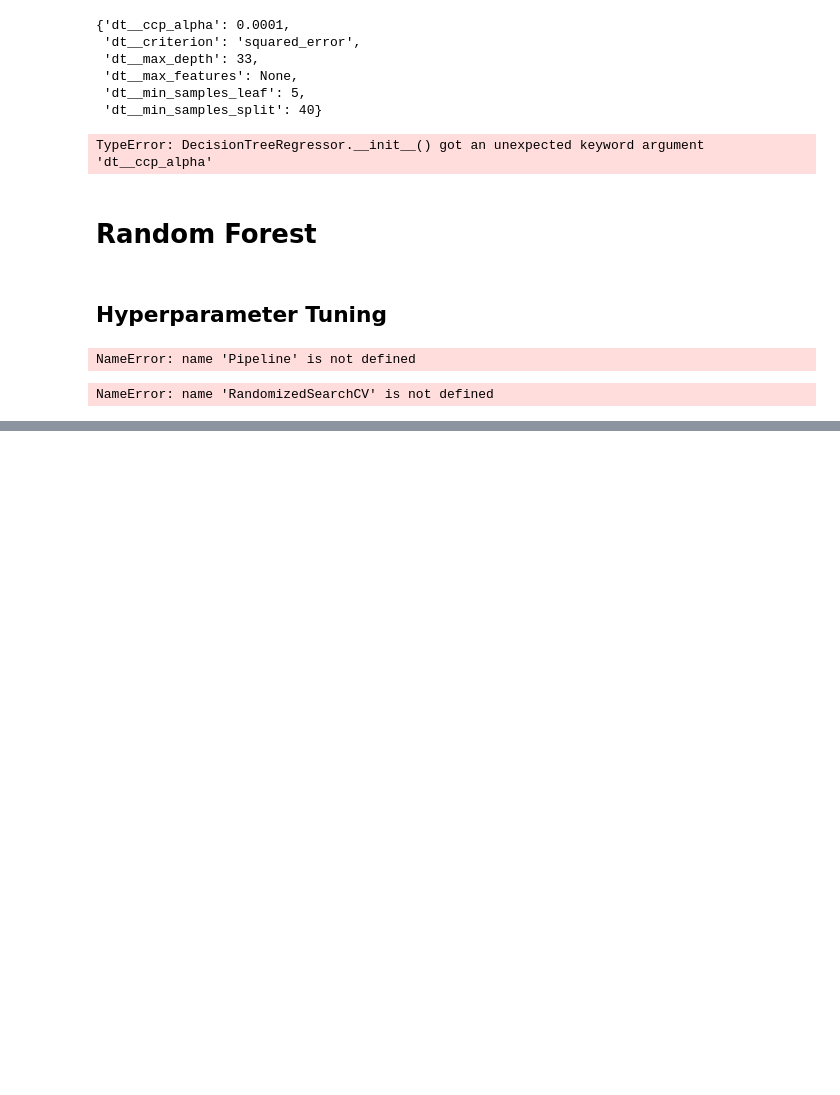
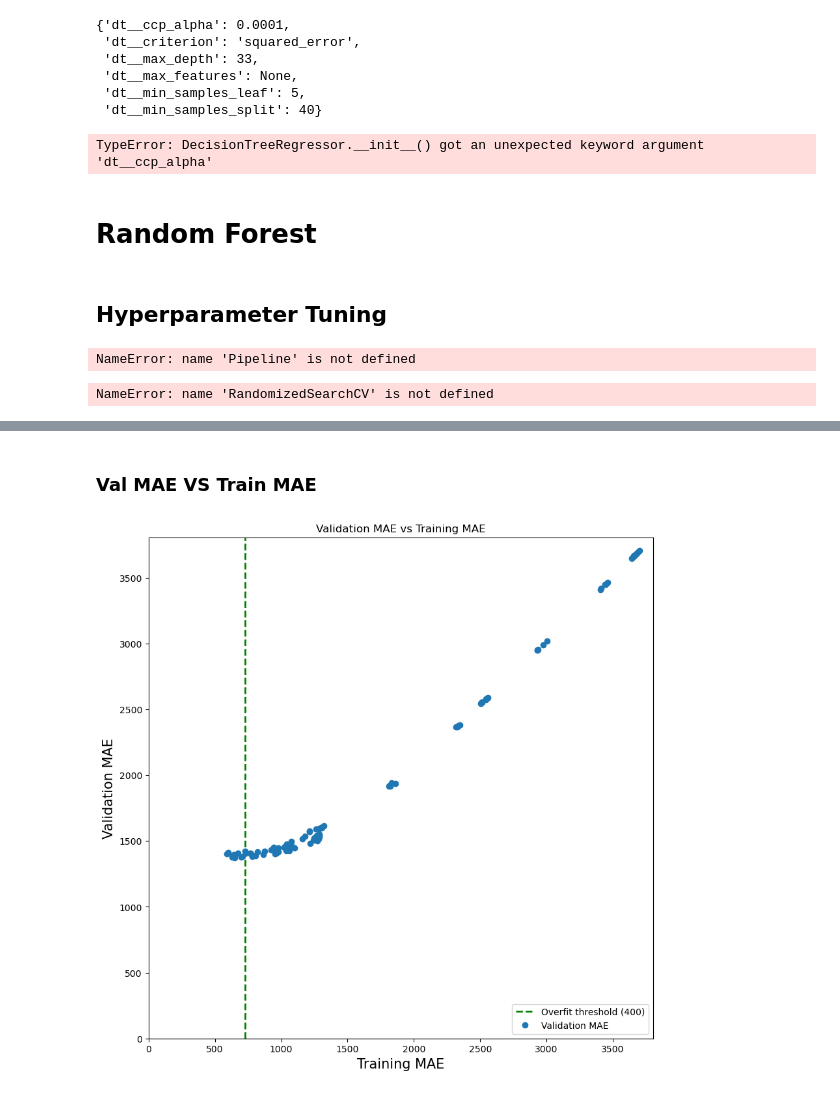
Before and after one commit to miguelrebelo291/Expediting-Car-Evaluations-with-ML, a Jupyter notebook: notebooks/model.ipynb, the cells around one changed output, grey strips where cells are left out. Drawn from its saved outputs; the diff is of its cells as text; code cells hidden in the pictures; blank space fills up the shorter version.

```diff
--- a/notebooks/model.ipynb
+++ b/notebooks/model.ipynb
@@ -2085,0 +2129,32 @@ NameError: name 'RandomizedSearchCV' is not defined
+# %% [markdown]
+### Val MAE VS Train MAE
+# %%
+fig, ax = plt.subplots(figsize=(10, 10))
+
+ax.set_xlabel("Training MAE", fontsize=15)
+ax.set_xlim(0, max(train_scores)+100)
+ax.set_ylabel("Validation MAE", fontsize=15)
+ax.set_ylim(0, max(test_scores)+100)
+ax.set_title("Validation MAE vs Training MAE")
+
+ax.axvline(
+    x=-775+1500,
+    linestyle="--",
+    linewidth=2,
+    color="green",
+    label="Overfit threshold (400)"
+)
+
+ax.plot(
+    train_scores,
+    test_scores,
+    marker="o",
+    linestyle="None",
+    label="Validation MAE",
+    drawstyle="steps-post"
+)
+
+ax.legend()
+plt.show()
+# %% [output]
+[figure, added]
```
Also changed, not shown: parts of 4 cells of this notebook, 1 other file.
